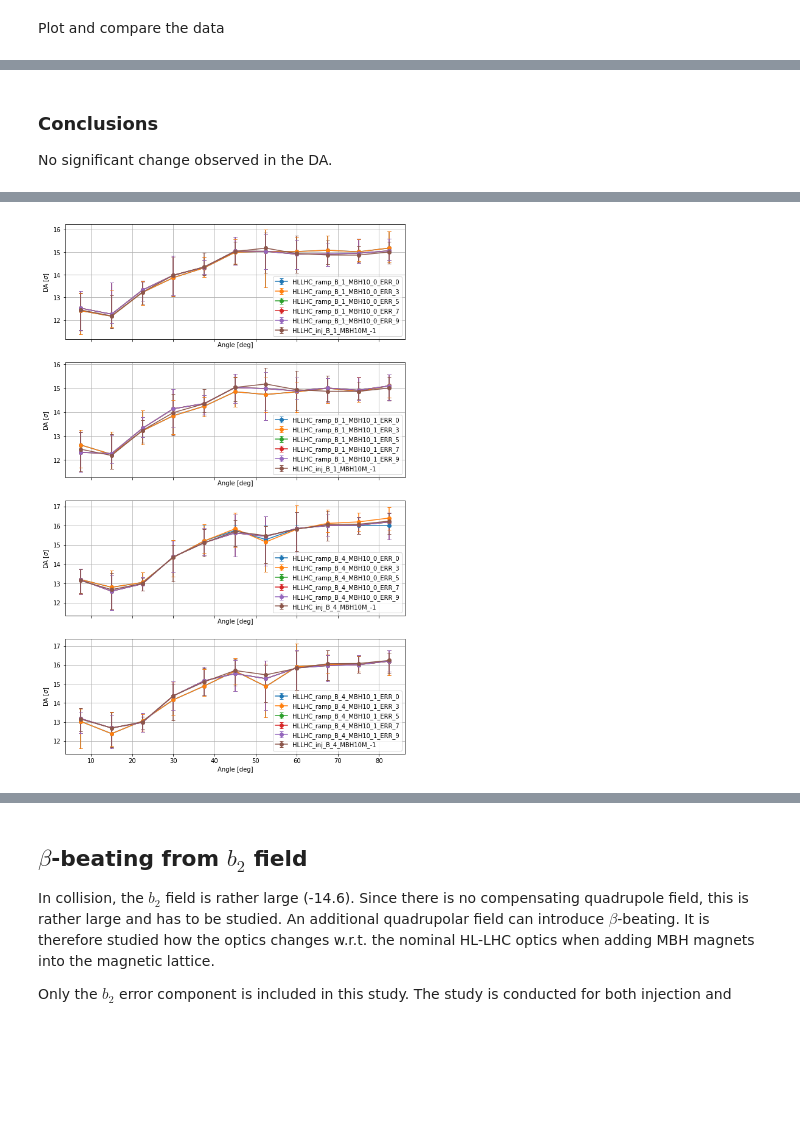
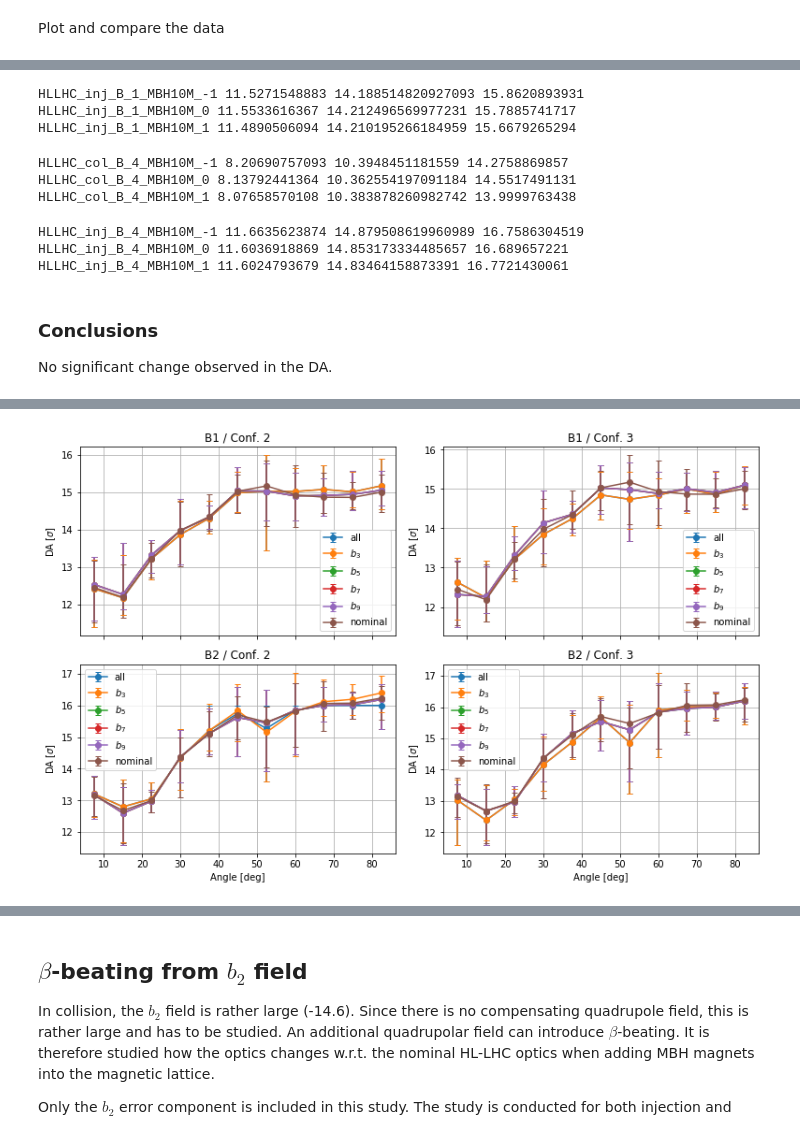
Before and after one commit to mtitze/HL-LHC, a Jupyter notebook: analyses/analysis_da_hllhc.ipynb, the cells around one changed output, grey strips where cells are left out. Drawn from its saved outputs; the diff is of its cells as text; code cells hidden in the pictures; blank space fills up the shorter version.

```diff
--- a/analyses/analysis_da_hllhc.ipynb
+++ b/analyses/analysis_da_hllhc.ipynb
@@ -43,6 +43,8 @@ Load the data from the studies into a dictionary
 data = {}
 for _study in studies:
     data[_study] = da.davsang(_study, directory = '/home/phermes/development/SixDeskDB/')
+# %%
+tcld = {'-1': "Conf. 1", "0": "Conf. 2", "1": "Conf. 3"}
 # %% [markdown]
 Plot and compare the data
 # %%
@@ -69,0 +101,14 @@ plt.show()
+# %%
+def get_min_da_evolution(string):
+    d = data[string]
+    newdata = []
+    for angle in d.dynap['angle'].unique():
+        dd = d.dynap
+        dd = dd[dd['angle']==angle]
+        newdata.append([angle,dd['da'].min()])
+    newdata = pd.DataFrame(newdata,columns=['angle','minda'])
+    return newdata
+# %%
+newdata = {}
+for _key in data.keys():
+    newdata[_key] = get_min_da_evolution(_key)
@@ -70,3 +214,27 @@ plt.show()
+# %%
+get_da_summary('HLLHC_inj_B_1_MBH10M_-1')
+get_da_summary('HLLHC_inj_B_1_MBH10M_0')
+get_da_summary('HLLHC_inj_B_1_MBH10M_1')
+# %% [output]
+HLLHC_inj_B_1_MBH10M_-1 11.5271548883 14.188514820927093 15.8620893931
+HLLHC_inj_B_1_MBH10M_0 11.5533616367 14.212496569977231 15.7885741717
+HLLHC_inj_B_1_MBH10M_1 11.4890506094 14.210195266184959 15.6679265294
+# %%
+get_da_summary('HLLHC_col_B_4_MBH10M_-1')
+get_da_summary('HLLHC_col_B_4_MBH10M_0')
+get_da_summary('HLLHC_col_B_4_MBH10M_1')
+# %% [output]
+HLLHC_col_B_4_MBH10M_-1 8.20690757093 10.3948451181559 14.2758869857
+HLLHC_col_B_4_MBH10M_0 8.13792441364 10.362554197091184 14.5517491131
+HLLHC_col_B_4_MBH10M_1 8.07658570108 10.383878260982742 13.9999763438
+# %%
+get_da_summary('HLLHC_inj_B_4_MBH10M_-1')
+get_da_summary('HLLHC_inj_B_4_MBH10M_0')
+get_da_summary('HLLHC_inj_B_4_MBH10M_1')
+# %% [output]
+HLLHC_inj_B_4_MBH10M_-1 11.6635623874 14.879508619960989 16.7586304519
+HLLHC_inj_B_4_MBH10M_0 11.6036918869 14.853173334485657 16.689657221
+HLLHC_inj_B_4_MBH10M_1 11.6024793679 14.83464158873391 16.7721430061
 # %% [markdown]
 ### Conclusions
 No significant change observed in the DA.
@@ -102,30 +270,59 @@ data = {}
 for _study in studies:
     data[_study] = da.davsang(_study, directory = '/home/phermes/development/SixDeskDB/')
 # %%
-fig, (ax1, ax2, ax3, ax4) = plt.subplots(4, 1, sharex=True,figsize=[10,16])
+fig, ((ax1,ax2), (ax3,ax4)) = plt.subplots(2, 2, sharex=True,figsize=[13,8])
 
 for _key in data.keys():
     if 'MBH10_0' in _key and 'B_1' in _key:
         ax = [ax1]
+        label = _key.split('_')[-1]
+        if label=='0':
+            label = 'all'
+        else:
+            label = r'$b_{0}$'.format(label)
     elif 'MBH10_1' in _key and 'B_1' in _key:
         ax = [ax2]
+        label = _key.split('_')[-1]
+        if label=='0':
+            label = 'all'
+        else:
+            label = r'$b_{0}$'.format(label)
     elif 'MBH10_0' in _key and 'B_4' in _key:
         ax = [ax3]
+        label = _key.split('_')[-1]
+        if label=='0':
+            label = 'all'
+        else:
+            label = r'$b_{0}$'.format(label)
     elif 'MBH10_1' in _key and 'B_4' in _key:
         ax = [ax4]
+        label = _key.split('_')[-1]
+        if label=='0':
+            label = 'all'
+        else:
+            label = r'$b_{0}$'.format(label)
     elif 'inj_B_1' in _key:                          # plot the reference for both cases [MBH10_0 and MBH10_1]
         ax = [ax1, ax2]
+        label = 'nominal'
     elif 'inj_B_4' in _key:
         ax = [ax3, ax4]
+        label = 'nominal'
 
     for axis in ax:
-        data[_key].plotDA(axis=axis,label=_key)
+        data[_key].plotDA(axis=axis,label=label)
 
+ax1.set_title('B1 / Conf. 2')
+ax2.set_title('B1 / Conf. 3')
+ax3.set_title('B2 / Conf. 2')
+ax4.set_title('B2 / Conf. 3')
+ax1.set_xlabel('')
+ax2.set_xlabel('')
 
 for ax in fig.get_axes():
     ax.grid()
     ax.legend()
-
+plt.subplots_adjust(wspace=0.15, hspace=0.15)
+plt.savefig('output/HLLHC_DA_MBH_ramp.pdf',bbox_inches='tight')
 plt.show()
 # %% [output]
-[figure, old version]
+[figure, new version]
```
Also changed, not shown: parts of 23 cells of this notebook, 4 other files.
